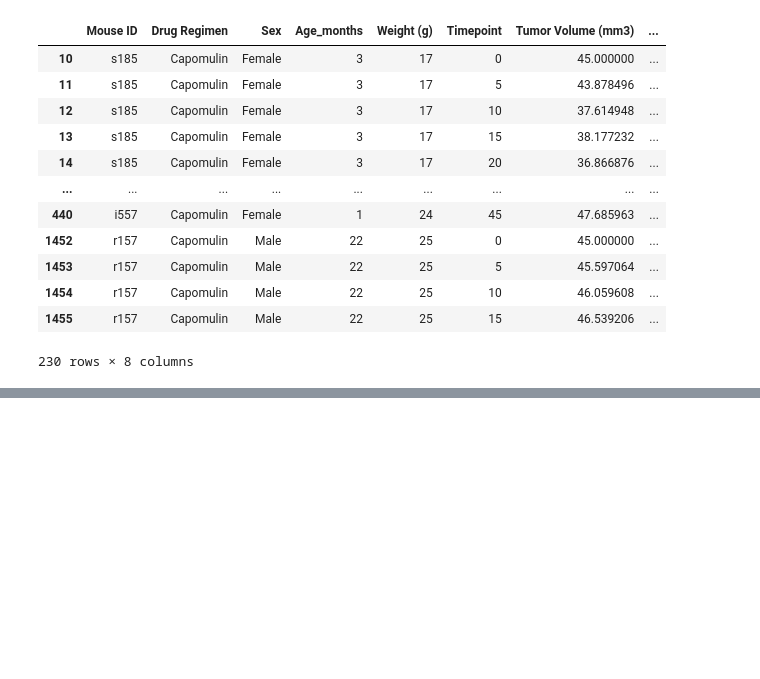
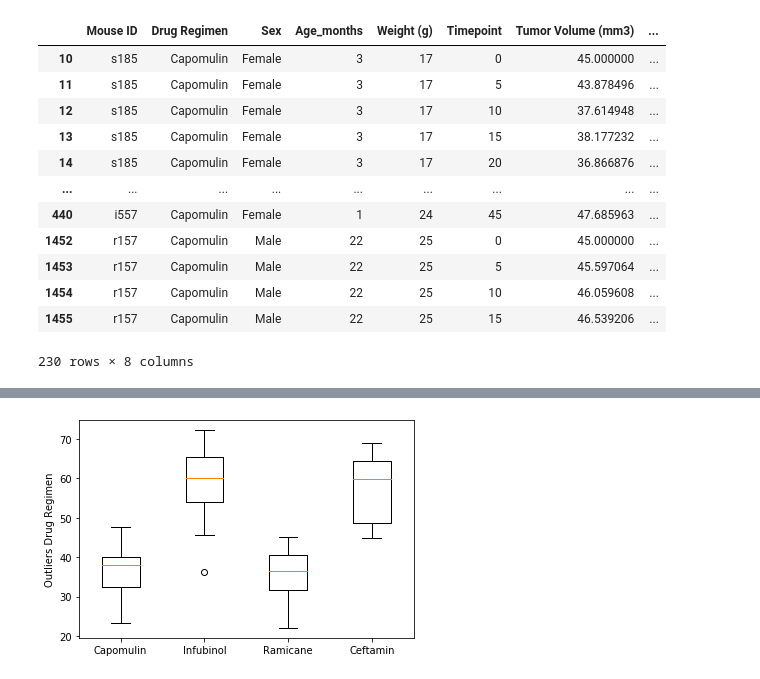
Before and after one commit to spennington1394/matplotlib-challenge, a Jupyter notebook: Untitled.ipynb, the cells around one changed output, grey strips where cells are left out. Drawn from its saved outputs; the diff is of its cells as text; code cells hidden in the pictures; blank space fills up the shorter version.

```diff
--- a/Untitled.ipynb
+++ b/Untitled.ipynb
@@ -339 +320,3 @@ timept_cap
+# %%
+cap = drug_stat[drug_stat['Drug Regimen']=='Capomulin']
 # %%
@@ -378 +336,4 @@ timept_ram
+# %%
+
+ram = drug_stat[drug_stat['Drug Regimen']=='Ramicane']
 # %%
@@ -403 +352,4 @@ timept_inf
+# %%
+
+inf = drug_stat[drug_stat['Drug Regimen']=='Infubinol']
 # %%
@@ -436 +370,3 @@ timept_ceft
+# %%
+ceft = drug_stat[drug_stat['Drug Regimen']=='Ceftamin']
 # %%
@@ -501,0 +444,8 @@ TypeError: 'str' object is not callable
+# %%
+labels = ['Capomulin','Infubinol','Ramicane','Ceftamin']
+plt.boxplot([cap['Tumor Volume (mm3)'], inf['Tumor Volume (mm3)'],ram['Tumor Volume (mm3)'],
+             ceft['Tumor Volume (mm3)']],labels=labels)
+plt.ylabel("Outliers Drug Regimen")
+plt.show()
+# %% [output]
+[figure, added]
```
Also changed, not shown: parts of 23 cells of this notebook.
